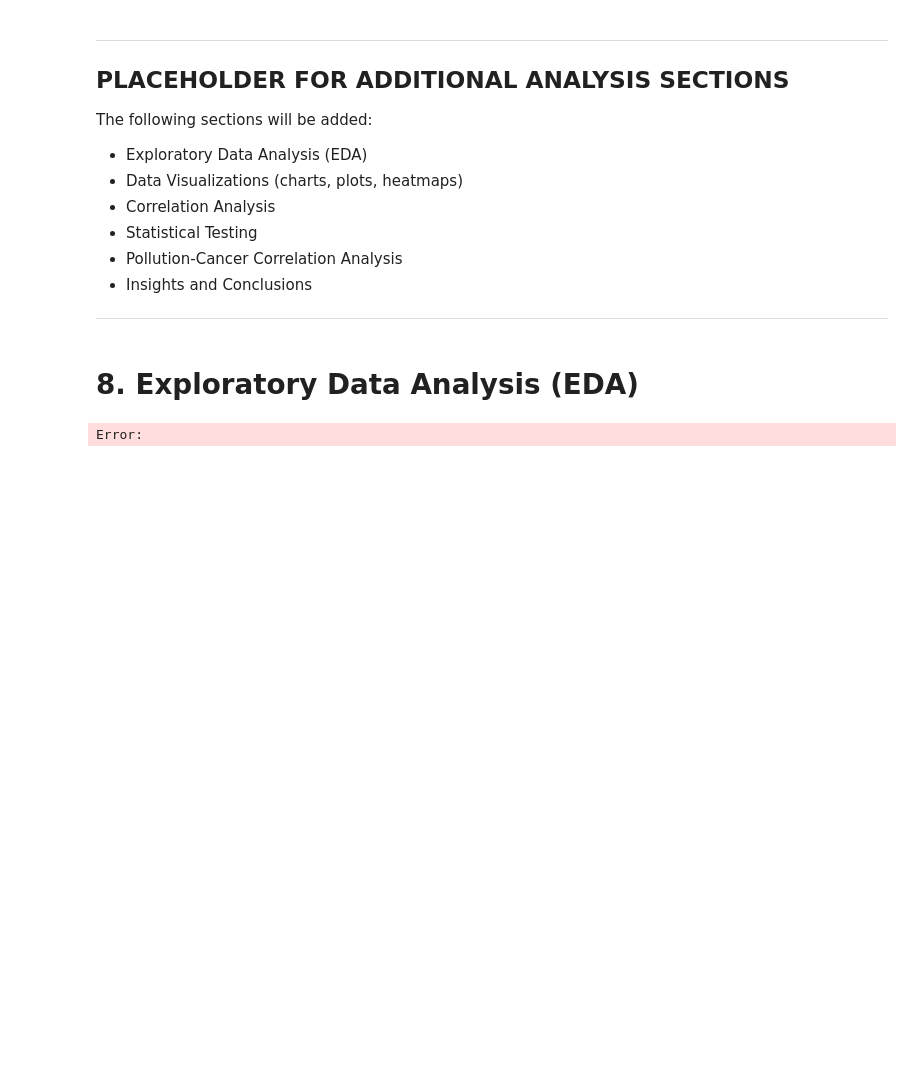
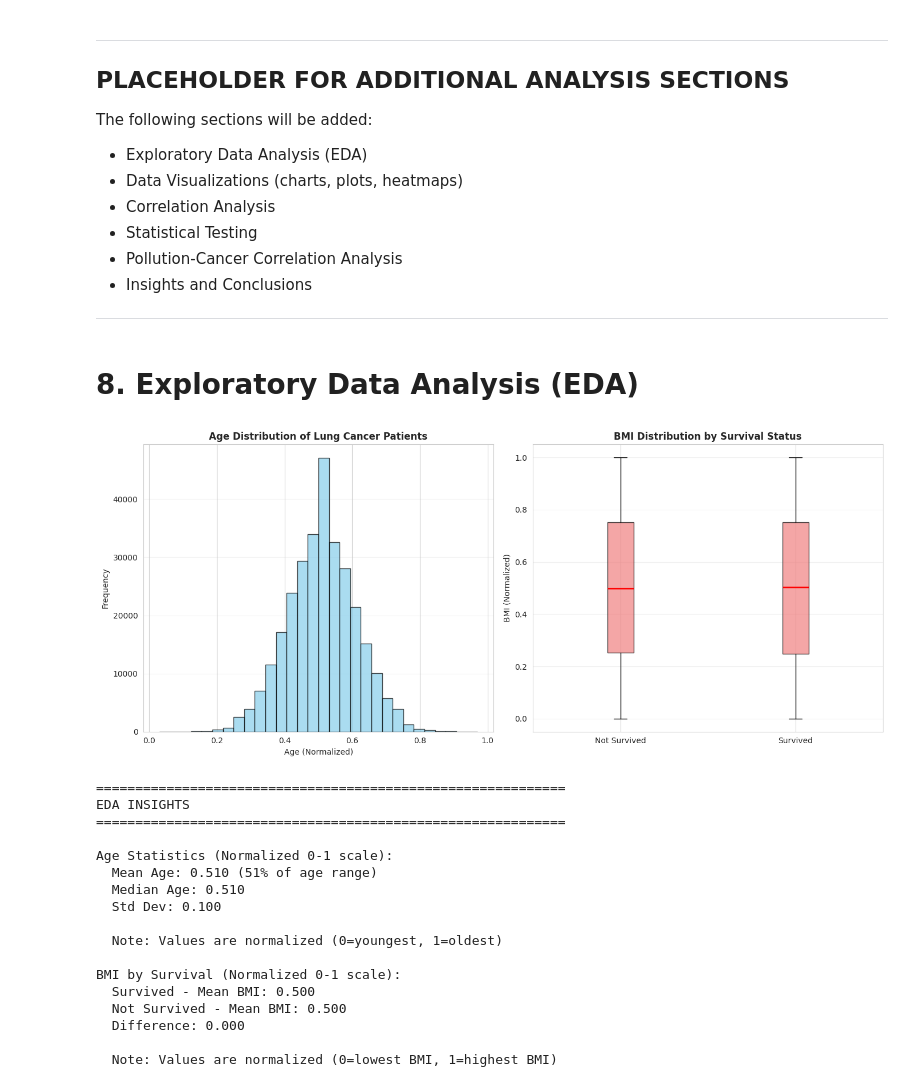
Before and after one commit to Sanaullah-Turab/global-lung-cancer-analysis, a Jupyter notebook: notebooks/LungCancer-Analysis.ipynb, the cells around one changed output. Cells and saved outputs as stored; diff of their text form; code cells hidden in the pictures; blank space fills up the shorter version.

```diff
--- a/notebooks/LungCancer-Analysis.ipynb
+++ b/notebooks/LungCancer-Analysis.ipynb
@@ -749,18 +747,61 @@ The following sections will be added:
 # 8. Exploratory Data Analysis (EDA)
 # %%
 # Age distribution analysis
-plt.figure(figsize=(12, 5))
+plt.figure(figsize=(14, 6))
+
 plt.subplot(1, 2, 1)
-plt.hist(df_medical['age'], bins=30, edgecolor='black')
-plt.title('Age Distribution of Lung Cancer Patients')
-plt.xlabel('Age (Normalized)')
-plt.ylabel('Frequency')
+plt.hist(df_medical['age'], bins=30, edgecolor='black', color='skyblue', alpha=0.7)
+plt.title('Age Distribution of Lung Cancer Patients', fontsize=12, fontweight='bold')
+plt.xlabel('Age (Normalized)', fontsize=10)
+plt.ylabel('Frequency', fontsize=10)
+plt.grid(axis='y', alpha=0.3)
 
 # BMI distribution by survival status
 plt.subplot(1, 2, 2)
-df_medical.boxplot(column='bmi', by='survived')
-plt.title('BMI Distribution by Survival Status')
-plt.suptitle('')
+survived_bmi = df_medical[df_medical['survived'] == 1]['bmi']
+not_survived_bmi = df_medical[df_medical['survived'] == 0]['bmi']
+
+box_data = [not_survived_bmi, survived_bmi]
+plt.boxplot(box_data, labels=['Not Survived', 'Survived'], patch_artist=True,
+            boxprops=dict(facecolor='lightcoral', alpha=0.7),
+            medianprops=dict(color='red', linewidth=2))
+plt.title('BMI Distribution by Survival Status', fontsize=12, fontweight='bold')
+plt.ylabel('BMI (Normalized)', fontsize=10)
+plt.grid(axis='y', alpha=0.3)
+
+plt.tight_layout()
 plt.show()
+
+print("\n" + "="*60)
+print("EDA INSIGHTS")
+print("="*60)
+print(f"\nAge Statistics (Normalized 0-1 scale):")
+print(f"  Mean Age: {df_medical['age'].mean():.3f} (51% of age range)")
+print(f"  Median Age: {df_medical['age'].median():.3f}")
+print(f"  Std Dev: {df_medical['age'].std():.3f}")
+print(f"\n  Note: Values are normalized (0=youngest, 1=oldest)")
+
+print(f"\nBMI by Survival (Normalized 0-1 scale):")
+print(f"  Survived - Mean BMI: {survived_bmi.mean():.3f}")
+print(f"  Not Survived - Mean BMI: {not_survived_bmi.mean():.3f}")
+print(f"  Difference: {abs(survived_bmi.mean() - not_survived_bmi.mean()):.3f}")
+print(f"\n  Note: Values are normalized (0=lowest BMI, 1=highest BMI)")
 # %% [output]
+[figure, added]
-Error:
+============================================================
+EDA INSIGHTS
+============================================================
+
+Age Statistics (Normalized 0-1 scale):
+  Mean Age: 0.510 (51% of age range)
+  Median Age: 0.510
+  Std Dev: 0.100
+
+  Note: Values are normalized (0=youngest, 1=oldest)
+
+BMI by Survival (Normalized 0-1 scale):
+  Survived - Mean BMI: 0.500
+  Not Survived - Mean BMI: 0.500
+  Difference: 0.000
+
+  Note: Values are normalized (0=lowest BMI, 1=highest BMI)
```
Also changed, not shown: parts of 6 cells of this notebook.
